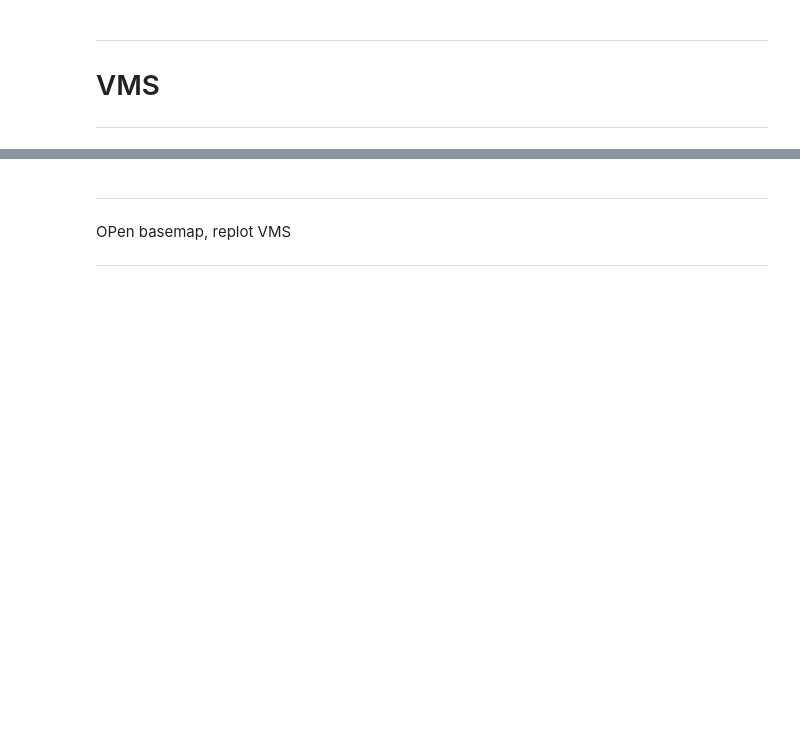
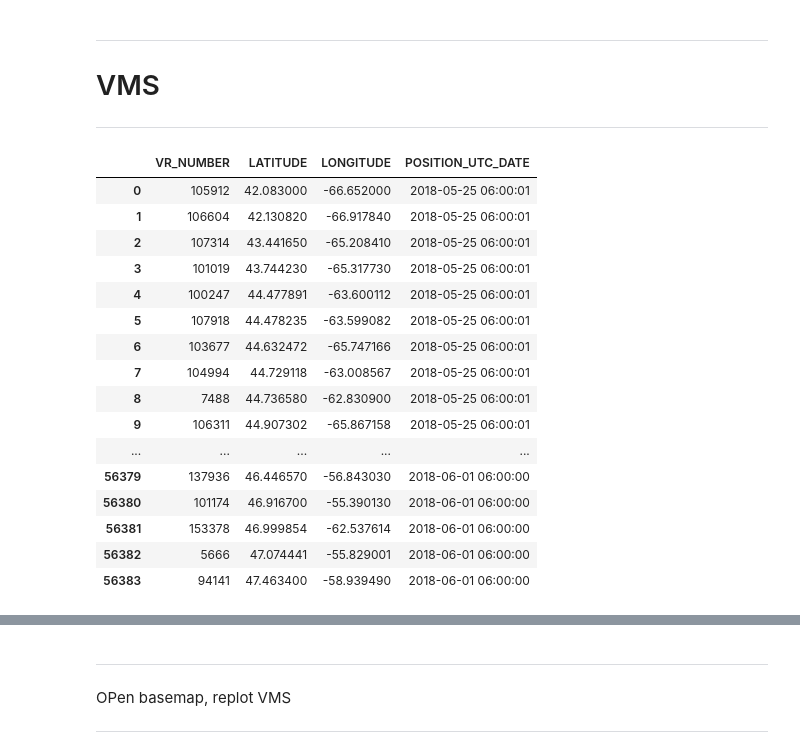
Before and after one commit to Diego-Ibarra/test, a Jupyter notebook: workshop_2018.ipynb, the cells around one changed output, grey strips where cells are left out. Drawn from its saved outputs; the diff is of its cells as text; code cells hidden in the pictures; blank space fills up the shorter version.

```diff
--- a/workshop_2018.ipynb
+++ b/workshop_2018.ipynb
@@ -252,8 +264,25 @@ OPen basemap, replot whales
 # %%
 #vms_csv = r'C:\Users\IbarraD\Data\VMS_DFO_Oracle\data_original\vms_autoDownloaded.csv'
 vms_csv = 'vms_autoDownloaded.csv'
 
 fishing = pd.read_csv(vms_csv)
 
-print(fishing)
+fishing
 # %% [output]
+|  | VR_NUMBER | LATITUDE | LONGITUDE | POSITION_UTC_DATE |
+| 0 | 105912 | 42.083000 | -66.652000 | 2018-05-25 06:00:01 |
+| 1 | 106604 | 42.130820 | -66.917840 | 2018-05-25 06:00:01 |
+| 2 | 107314 | 43.441650 | -65.208410 | 2018-05-25 06:00:01 |
+| 3 | 101019 | 43.744230 | -65.317730 | 2018-05-25 06:00:01 |
+| 4 | 100247 | 44.477891 | -63.600112 | 2018-05-25 06:00:01 |
+| 5 | 107918 | 44.478235 | -63.599082 | 2018-05-25 06:00:01 |
+| 6 | 103677 | 44.632472 | -65.747166 | 2018-05-25 06:00:01 |
+| 7 | 104994 | 44.729118 | -63.008567 | 2018-05-25 06:00:01 |
+| 8 | 7488 | 44.736580 | -62.830900 | 2018-05-25 06:00:01 |
+| 9 | 106311 | 44.907302 | -65.867158 | 2018-05-25 06:00:01 |
+| ... | ... | ... | ... | ... |
+| 56379 | 137936 | 46.446570 | -56.843030 | 2018-06-01 06:00:00 |
+| 56380 | 101174 | 46.916700 | -55.390130 | 2018-06-01 06:00:00 |
+| 56381 | 153378 | 46.999854 | -62.537614 | 2018-06-01 06:00:00 |
+| 56382 | 5666 | 47.074441 | -55.829001 | 2018-06-01 06:00:00 |
+| 56383 | 94141 | 47.463400 | -58.939490 | 2018-06-01 06:00:00 |
```
Also changed, not shown: parts of 22 cells of this notebook, 4 other files.
